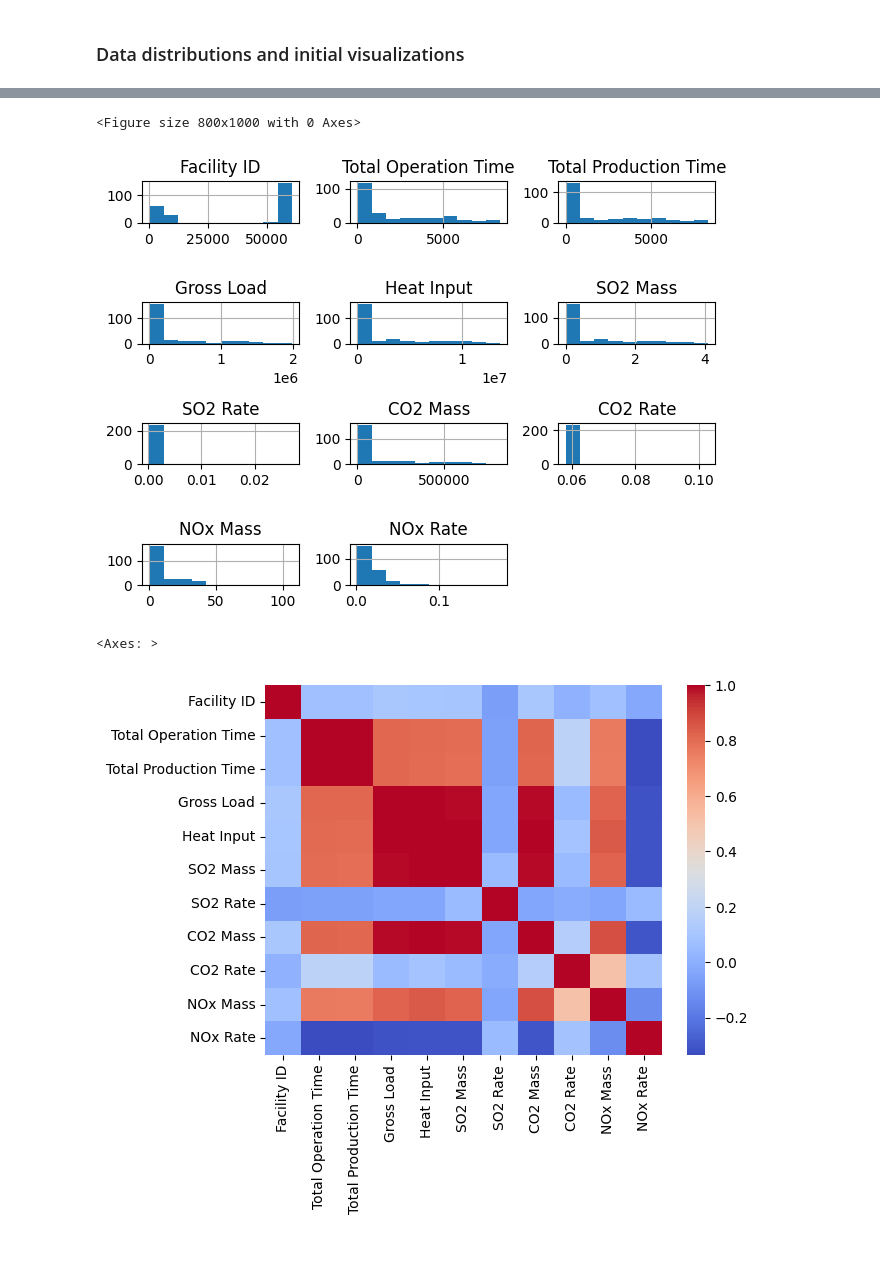
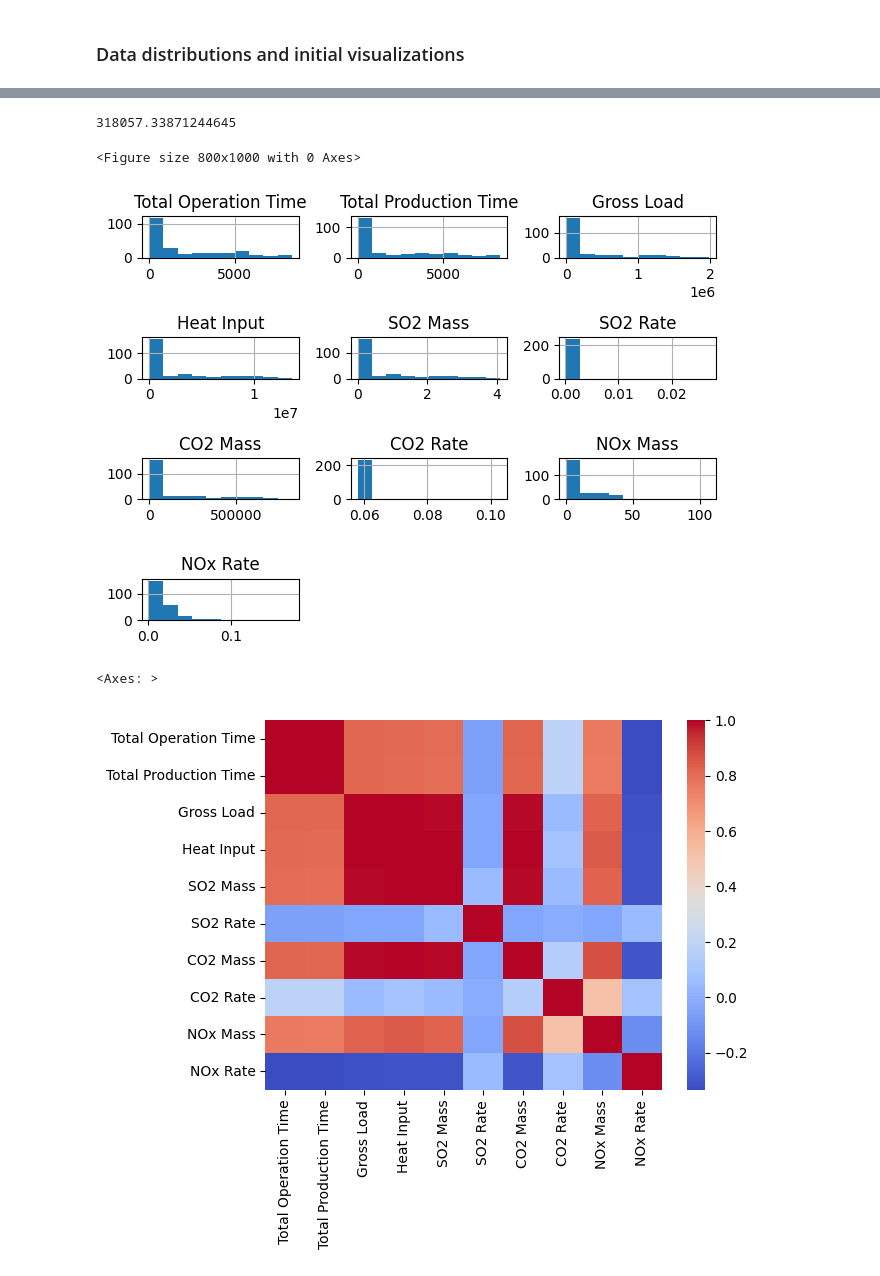
Before and after one commit to paulsoriiiano/power-sector-emissions-analysis, a Jupyter notebook: notebook.ipynb, the cells around one changed output, grey strips where cells are left out. Cells and saved outputs as stored; diff of their text form; code cells hidden in the pictures.

```diff
--- a/notebook.ipynb
+++ b/notebook.ipynb
@@ -379,15 +385,19 @@ clean_df.describe()
+# %%
+clean_df['Gross Load'].mean()
+# %% [output]
+318057.33871244645
 # %%
 # Visualize distributions
 plt.figure(figsize=(8, 10))
-clean_df.hist()
+clean_df.drop('Facility ID', axis=1).hist()
 plt.tight_layout()
 plt.show()
 # %% [output]
 <Figure size 800x1000 with 0 Axes>
-[figure, old version]
+[figure, new version]
 # %%
 # Check variable correlations (for numeric variables)
-sns.heatmap(clean_df.corr(numeric_only=True), cmap='coolwarm')
+sns.heatmap(clean_df.drop('Facility ID', axis=1).corr(numeric_only=True), cmap='coolwarm')
 # %% [output]
 <Axes: >
-[figure, old version]
+[figure, new version]
```
Also changed, not shown: parts of 109 cells of this notebook, 1 other file.
